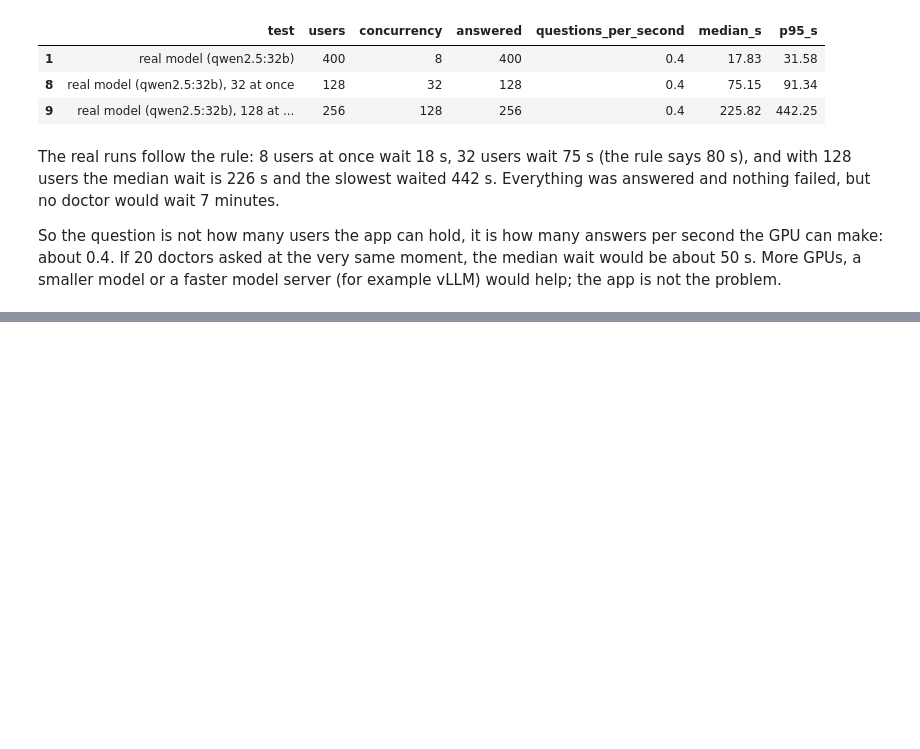
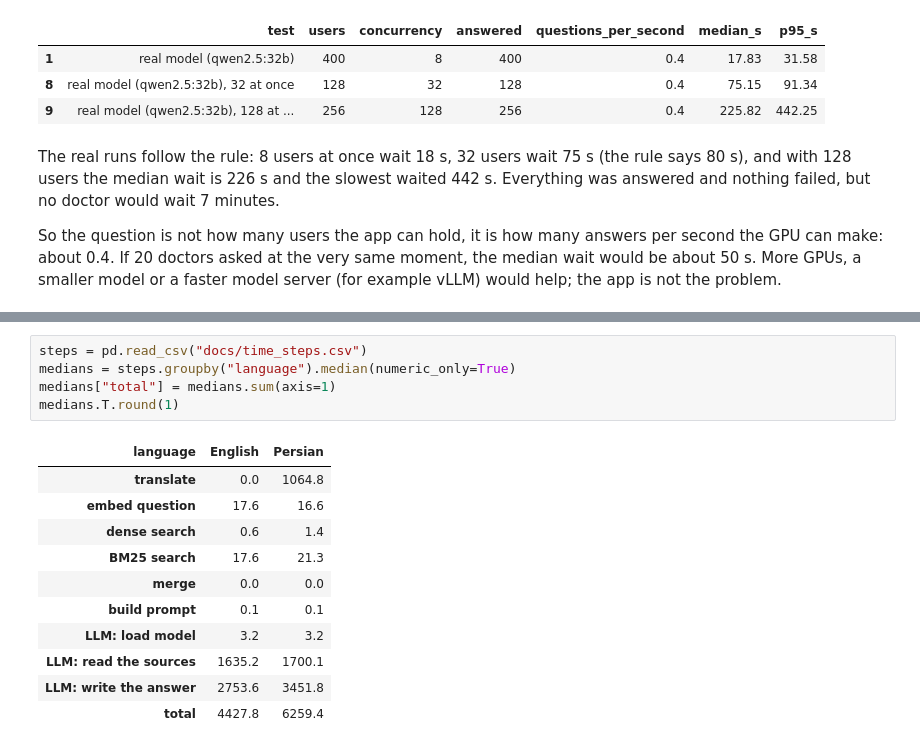
Before and after one commit to payamfirouzfar/namazi-rag, a Jupyter notebook: walkthrough.ipynb, the cells around one changed output, grey strips where cells are left out. Drawn from its saved outputs; the diff is of its cells as text; blank space fills up the shorter version.

```diff
--- a/walkthrough.ipynb
+++ b/walkthrough.ipynb
@@ -862,0 +954,17 @@ the median wait would be about 50 s. More GPUs, a smaller model or a faster mode
+# %%
+steps = pd.read_csv("docs/time_steps.csv")
+medians = steps.groupby("language").median(numeric_only=True)
+medians["total"] = medians.sum(axis=1)
+medians.T.round(1)
+# %% [output]
+| language | English | Persian |
+| translate | 0.0 | 1064.8 |
+| embed question | 17.6 | 16.6 |
+| dense search | 0.6 | 1.4 |
+| BM25 search | 17.6 | 21.3 |
+| merge | 0.0 | 0.0 |
+| build prompt | 0.1 | 0.1 |
+| LLM: load model | 3.2 | 3.2 |
+| LLM: read the sources | 1635.2 | 1700.1 |
+| LLM: write the answer | 2753.6 | 3451.8 |
+| total | 4427.8 | 6259.4 |
```
Also changed, not shown: parts of 20 cells of this notebook, 26 other files.
